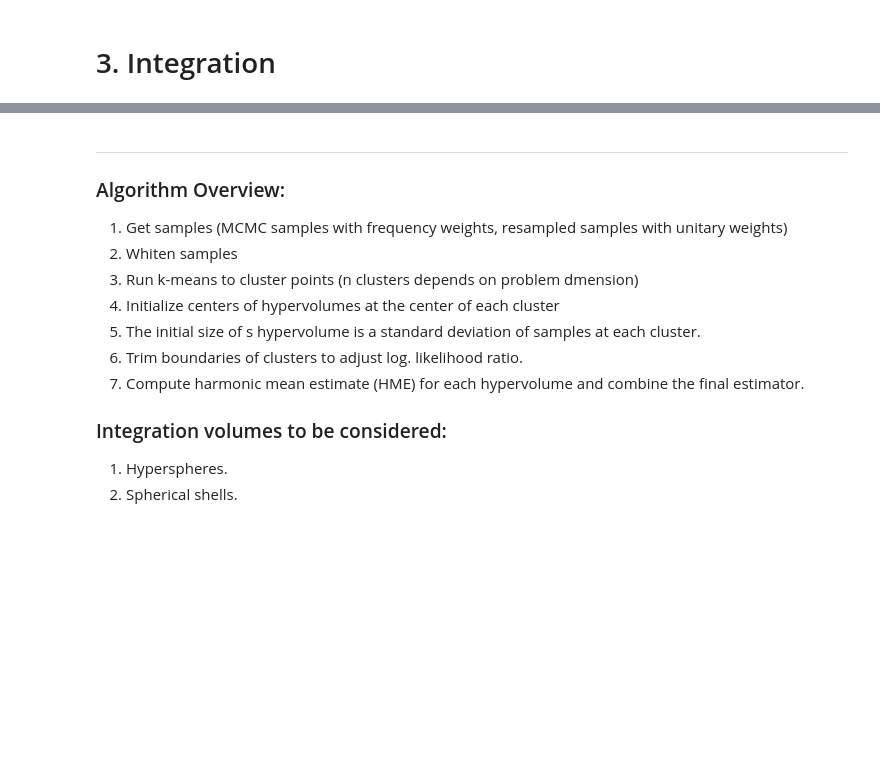
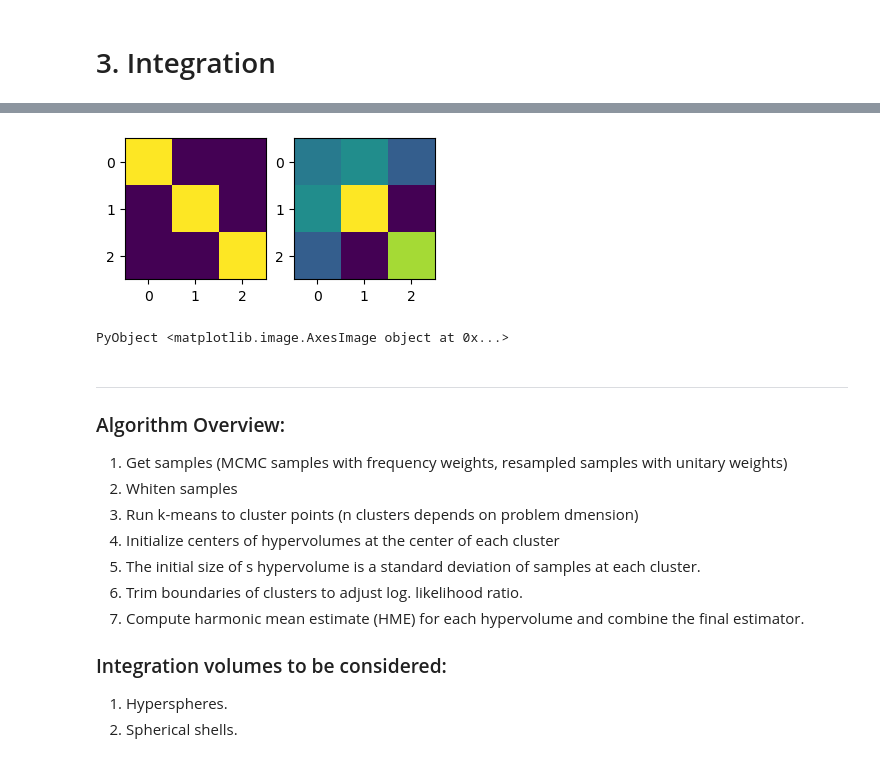
Before and after one commit to VasylHafych/AHMI-Volumes, a Jupyter notebook: notebooks/2-Densities.ipynb, the cells around one changed output, grey strips where cells are left out. Cells and saved outputs as stored; diff of their text form; code cells hidden in the pictures; blank space fills up the shorter version.

```diff
--- a/notebooks/2-Densities.ipynb
+++ b/notebooks/2-Densities.ipynb
@@ -133,3 +166,11 @@ weights = samples.weight;
+# %%
+fig, ax = subplots(1,2, figsize=(4,8))
+
+ax[1].imshow(cov(samples_whittened'))
+ax[2].imshow(cov(samples_flat'))
+# %% [output]
+[figure, added]
+PyObject <matplotlib.image.AxesImage object at 0x...>
 # %% [markdown]
 ***
 
```
Also changed, not shown: parts of 9 cells of this notebook.
